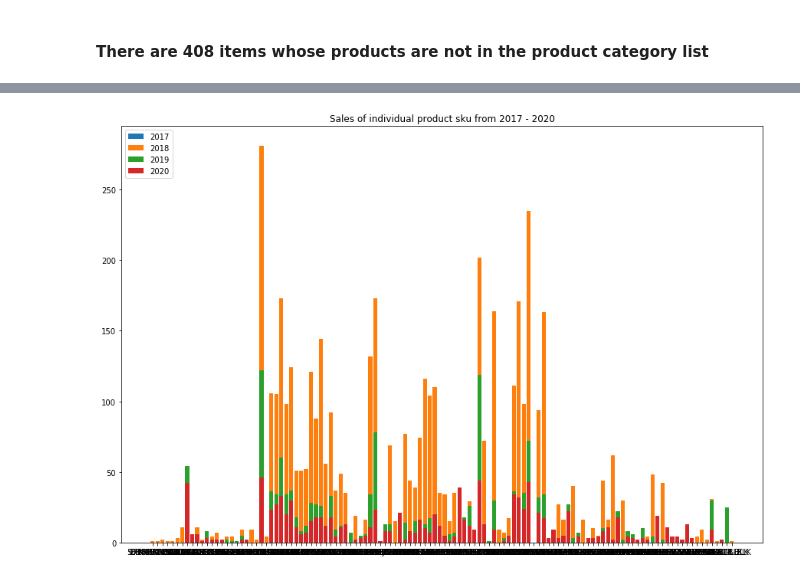
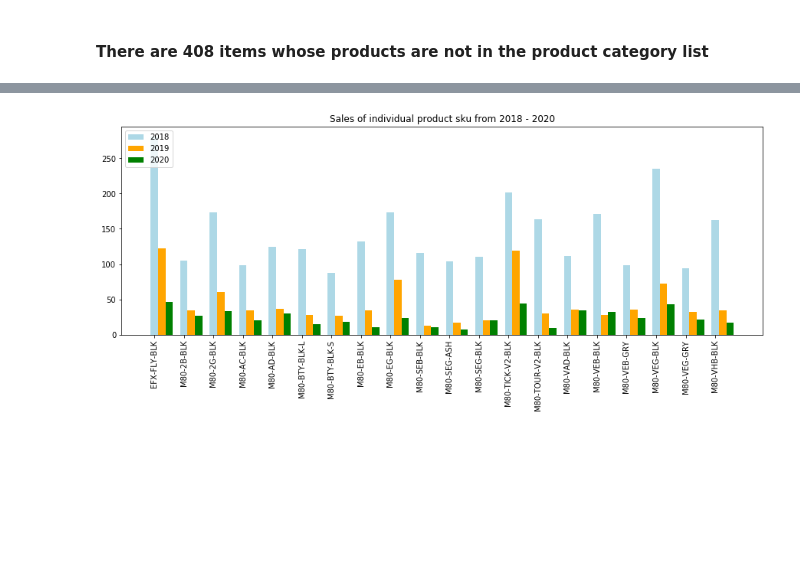
Before and after one commit to powlook/IRS-PM-2021-01-16-IS03PT-GRP-Telescope-OrderForecastingSystem, a Jupyter notebook: SystemFiles/notebooks/orderproducts_EDA.ipynb, the cells around one changed output, grey strips where cells are left out. Drawn from its saved outputs; the diff is of its cells as text; code cells hidden in the pictures; blank space fills up the shorter version.

```diff
--- a/SystemFiles/notebooks/orderproducts_EDA.ipynb
+++ b/SystemFiles/notebooks/orderproducts_EDA.ipynb
@@ -76,2 +78,0 @@ orderproducts['product_price'] = [products.loc[products['sku'] == x, 'price_usd'
-# %%
-df = orderproducts[['order_created_at', 'product_price', 'product_quantity','product_sku', 'product_category']]
@@ -78,5 +122,5 @@ df = orderproducts[['order_created_at', 'product_price', 'product_quantity','pro
 # %%
-df.set_index('order_created_at', inplace=True)
+df.set_index('order_date', inplace=True)
 # %%
 df.info()
 # %% [output]
@@ -94,3 +161,5 @@ memory usage: 295.3+ KB
+# %%
+df = df.loc['2018':'2020']
 # %%
 pd.crosstab(df.index, df['product_sku']).resample('Y').sum()
 # %% [output]
@@ -127,13 +192,15 @@ pd.crosstab(df.index, df['product_sku']).resample('M').sum()
 # %%
 prod_yearly = pd.crosstab(df.index, df['product_sku']).resample('Y').sum()
 # %%
-plt.figure(figsize=(15,10))
-plt.bar(prod_yearly.columns, prod_yearly.iloc[0,:].values)
-plt.bar(prod_yearly.columns, prod_yearly.iloc[1,:].values)
-plt.bar(prod_yearly.columns, prod_yearly.iloc[2,:].values)
-plt.bar(prod_yearly.columns, prod_yearly.iloc[3,:].values)
-plt.legend(["2017", "2018", "2019", "2020"], loc="upper left")
-plt.title('Sales of individual product sku from 2017 - 2020')
+plt.figure(figsize=(15,5))
+y_pos = np.arange(len(prod_yearly.columns))
+plt.bar(y_pos+0,    prod_yearly.iloc[0,:].values, width=0.25, color = 'lightblue')
+plt.bar(y_pos+0.25, prod_yearly.iloc[1,:].values, width=0.25, color = 'orange')
+plt.bar(y_pos+0.50, prod_yearly.iloc[2,:].values, width=0.25, color = 'green')
+plt.legend(["2018", "2019", "2020"], loc="upper left")
+plt.title('Sales of individual product sku from 2018 - 2020')
+plt.xticks(y_pos, prod_yearly.columns)
+plt.xticks(rotation=90)
 plt.show()
 # %% [output]
-[figure, old version]
+[figure, new version]
```
Also changed, not shown: parts of 17 cells of this notebook, 1 other file.
